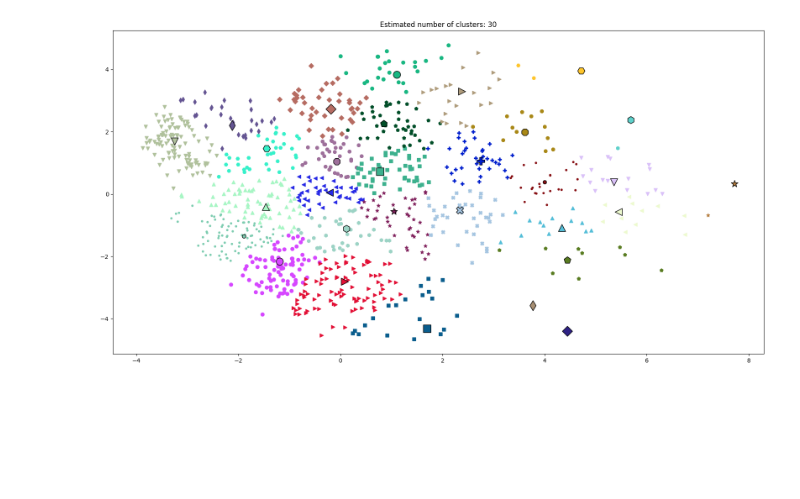
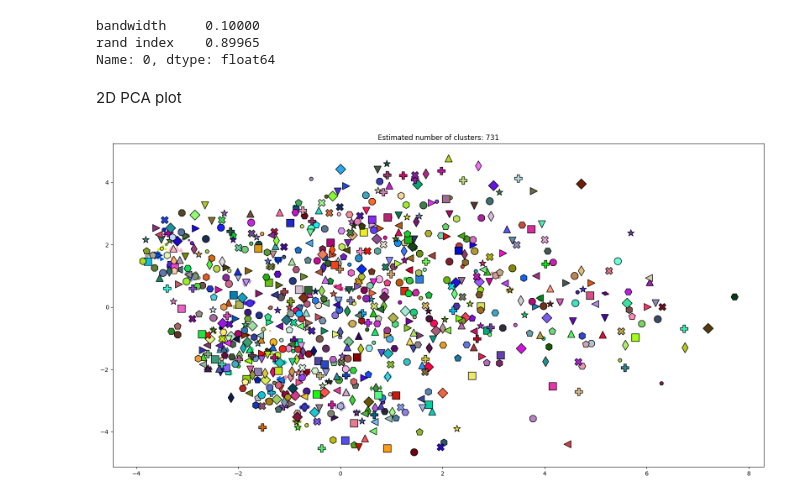
Before and after one commit to Lotto98/Clustering, a Jupyter notebook: mean_shift.ipynb, the cells around one changed output. Drawn from its saved outputs; the diff is of its cells as text; code cells hidden in the pictures; blank space fills up the shorter version.

```diff
--- a/mean_shift.ipynb
+++ b/mean_shift.ipynb
@@ -6,0 +6,2 @@ y = pd.read_parquet('dataset/y.parquet').squeeze()
+# %%
+dfs,y=load_PCA_dfs(200)
@@ -9,3 +14,4 @@ estimator=MeanShift(n_jobs=-1)
 # %%
 #np.arange(0.1,5,0.1)
-result,estimator=hyperparameter_tuning(estimator,'bandwidth', np.arange(0.1,5,0.1) ,pca_2,y)
+
+results,best_indexes,estimator2D=get_results(dfs,y,estimator,"bandwidth",np.arange(0.1,5,0.1))
@@ -37,7 +38,15 @@ result[result["rand index"]==result["rand index"].max()]
+# %%
+results[2].iloc[best_indexes[2]]
+# %% [output]
+bandwidth     0.10000
+rand index    0.89965
+Name: 0, dtype: float64
+# %% [markdown]
+2D PCA plot
 # %%
-labels = estimator.labels_
-cluster_centers = estimator.cluster_centers_
+labels = estimator2D.labels_
+cluster_centers = estimator2D.cluster_centers_
 
-plot_clustering(pca_2,labels,cluster_centers)
+plot_clustering(dfs[2],labels,cluster_centers)
 # %% [output]
-[figure, old version]
+[figure, new version]
```
Also changed, not shown: parts of 7 cells of this notebook, 3 other files.
